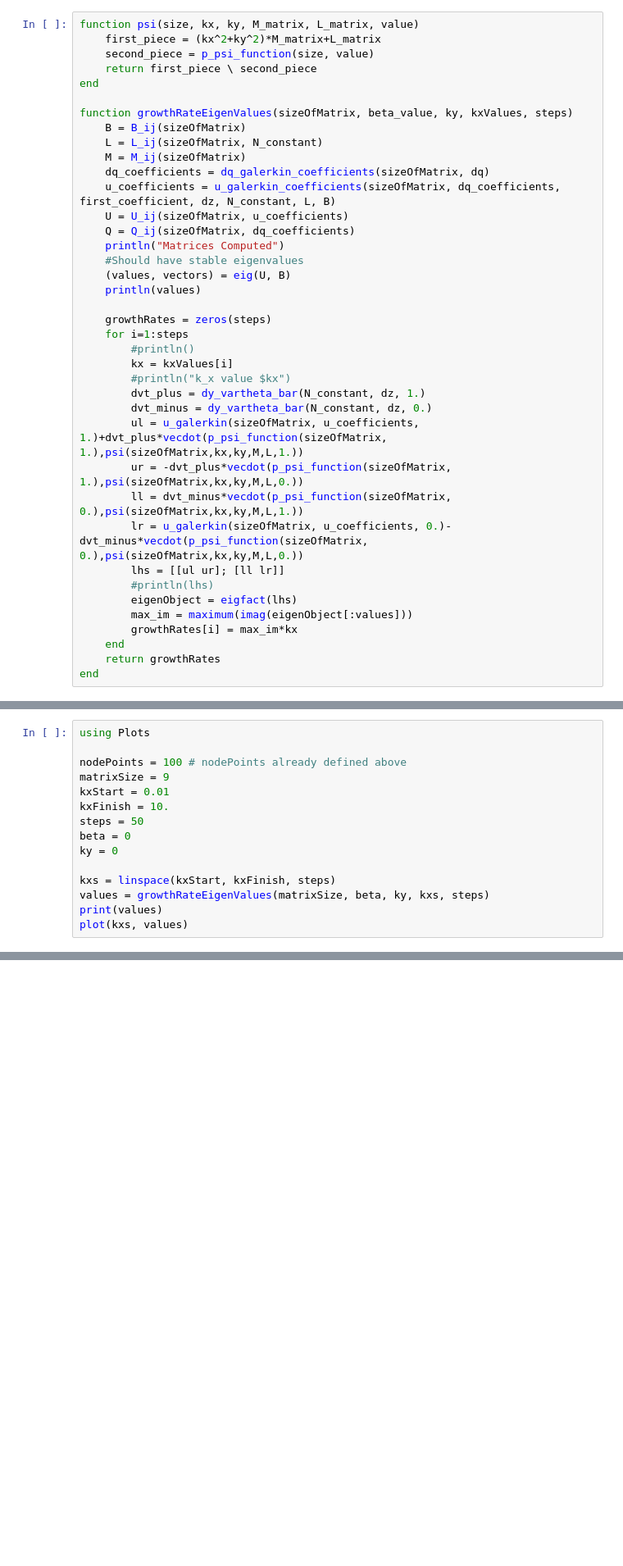
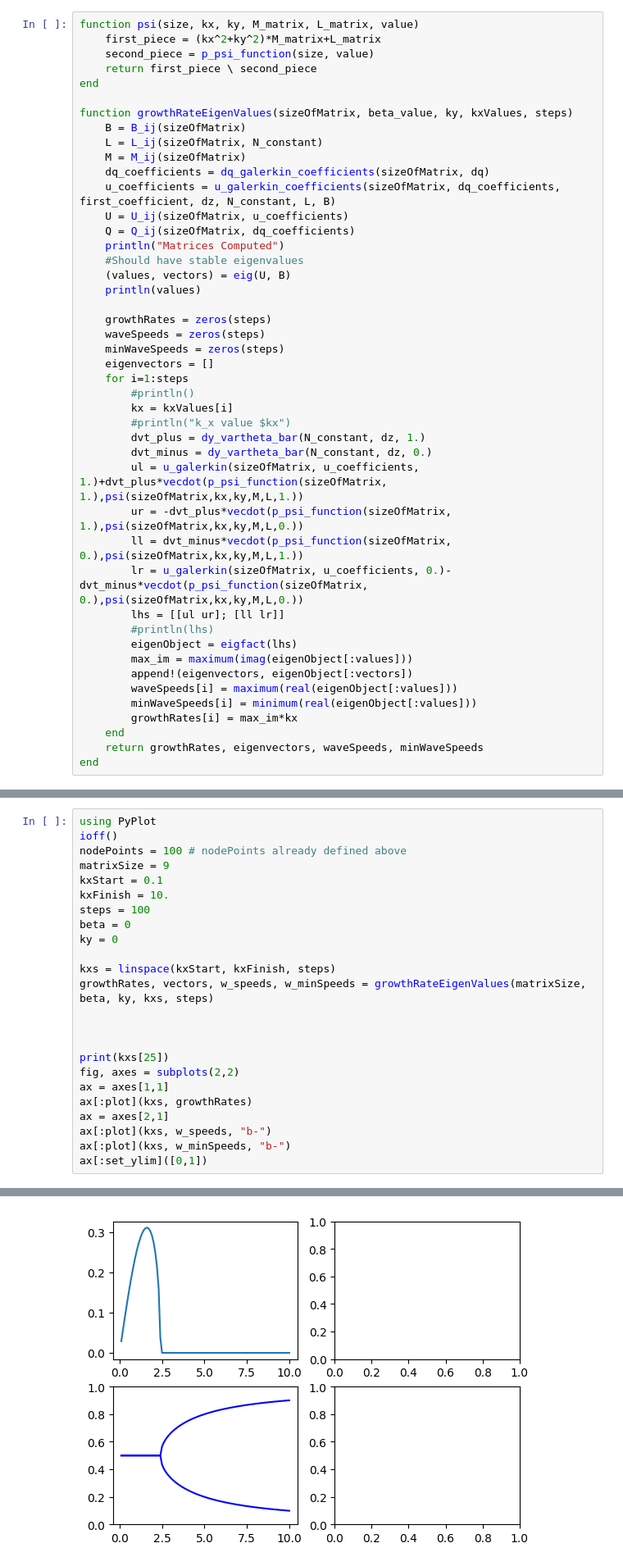
Before and after one commit to mwatwood-cu/QG-Galerkin, a Jupyter notebook: Julia Coefficients.ipynb, the cells around one changed output, grey strips where cells are left out. Shown at 82% size. Drawn from its saved outputs; the diff is of its cells as text; blank space fills up the shorter version.

Commit message:
Added plotting of real wave speed. Put all into a subplot style

```diff
--- a/Julia Coefficients.ipynb
+++ b/Julia Coefficients.ipynb
@@ -220,6 +233,9 @@ function growthRateEigenValues(sizeOfMatrix, beta_value, ky, kxValues, steps)
     println(values)
 
     growthRates = zeros(steps)
+    waveSpeeds = zeros(steps)
+    minWaveSpeeds = zeros(steps)
+    eigenvectors = []
     for i=1:steps
         #println()
         kx = kxValues[i]
@@ -234,7 +250,10 @@ function growthRateEigenValues(sizeOfMatrix, beta_value, ky, kxValues, steps)
         #println(lhs)
         eigenObject = eigfact(lhs)
         max_im = maximum(imag(eigenObject[:values]))
+        append!(eigenvectors, eigenObject[:vectors])
+        waveSpeeds[i] = maximum(real(eigenObject[:values]))
+        minWaveSpeeds[i] = minimum(real(eigenObject[:values]))
         growthRates[i] = max_im*kx
     end
-    return growthRates
+    return growthRates, eigenvectors, waveSpeeds, minWaveSpeeds
 end
@@ -241,15 +262,25 @@ end
 # %%
-using Plots
-
+using PyPlot
+ioff()
 nodePoints = 100 # nodePoints already defined above
 matrixSize = 9
-kxStart = 0.01
+kxStart = 0.1
 kxFinish = 10.
-steps = 50
+steps = 100
 beta = 0
 ky = 0
 
 kxs = linspace(kxStart, kxFinish, steps)
-values = growthRateEigenValues(matrixSize, beta, ky, kxs, steps)
-print(values)
-plot(kxs, values)
+growthRates, vectors, w_speeds, w_minSpeeds = growthRateEigenValues(matrixSize, beta, ky, kxs, steps)
+
+
+
+print(kxs[25])
+fig, axes = subplots(2,2)
+ax = axes[1,1]
+ax[:plot](kxs, growthRates)
+ax = axes[2,1]
+ax[:plot](kxs, w_speeds, "b-")
+ax[:plot](kxs, w_minSpeeds, "b-")
+ax[:set_ylim]([0,1])
+# %% [output]
@@ -255,0 +289 @@ plot(kxs, values)
+[figure, added]
```
Also changed, not shown: parts of 7 cells of this notebook.
